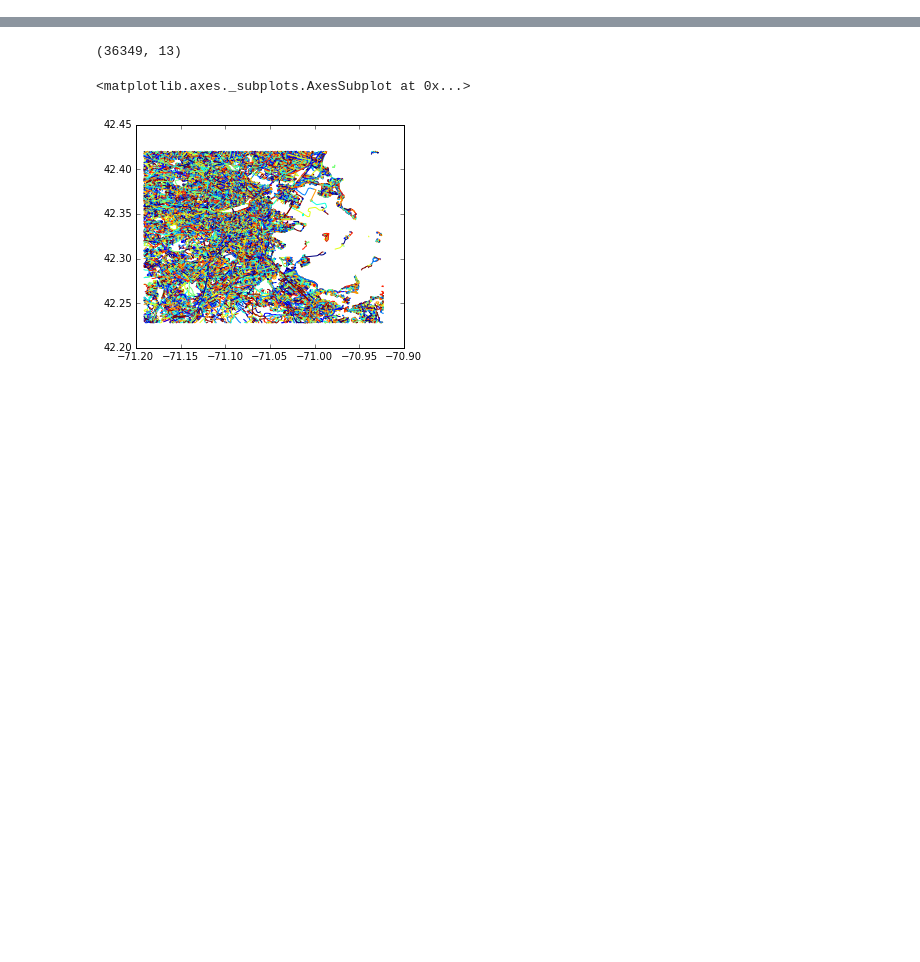
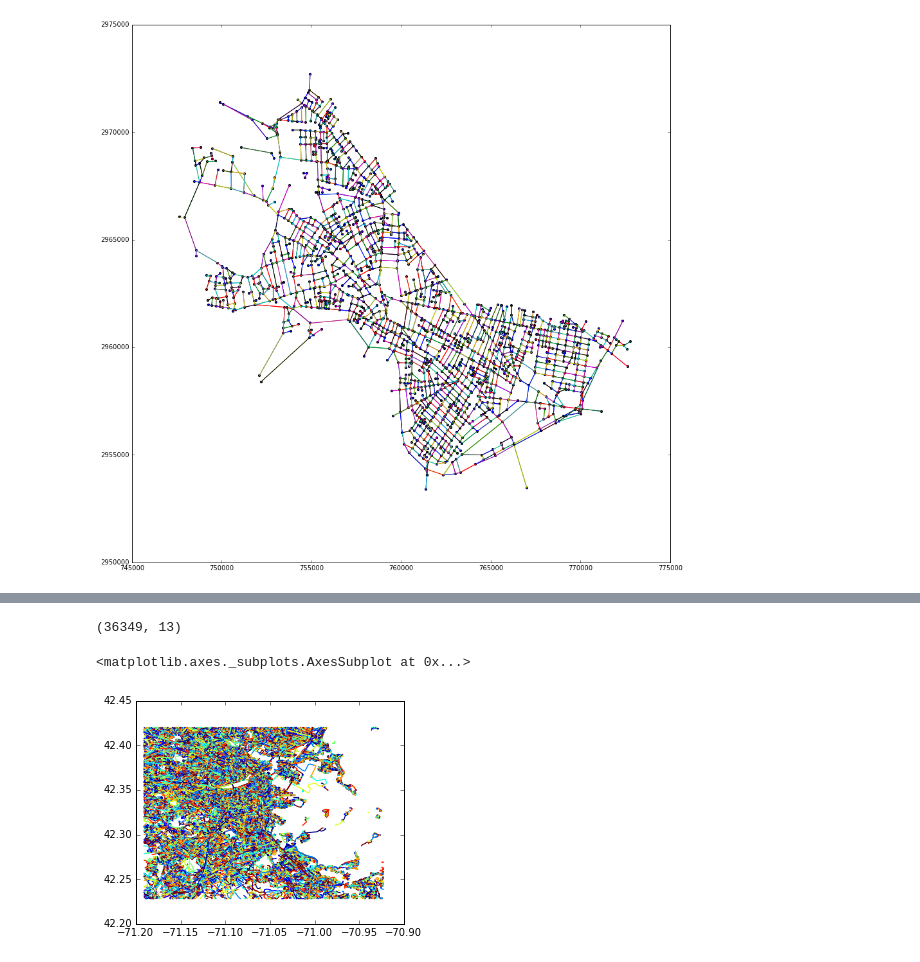
Before and after one commit to NickHoernle/Artificial-Intelligence-CS182-Project, a Jupyter notebook: exploration/exploration.ipynb, the cells around one changed output, grey strips where cells are left out. Drawn from its saved outputs; the diff is of its cells as text; code cells hidden in the pictures; blank space fills up the shorter version.

```diff
--- a/exploration/exploration.ipynb
+++ b/exploration/exploration.ipynb
@@ -40,0 +51,20 @@ boston_massachusetts_waterways.geojson
+# %%
+intersection_graph = build_intersection_graph(intersections=intersections, street_centerline=street_centerline)
+# %%
+fig, ax = plt.subplots(1,1, figsize=(15, 15))
+
+xs = [intersection_graph[key].get_x_y()[0] for key in intersection_graph]
+ys = [intersection_graph[key].get_x_y()[1] for key in intersection_graph]
+
+for key in intersection_graph:
+    node = intersection_graph[key]
+    for connection in node.get_connections():
+        child = intersection_graph[connection]
+        line_x = [node.get_x_y()[0], child.get_x_y()[0]]
+        line_y = [node.get_x_y()[1], child.get_x_y()[1]]
+        ax.plot(line_x, line_y)
+
+ax.scatter(xs, ys, s=10)
+plt.show()
+# %% [output]
+[figure, added]
```
Also changed, not shown: parts of 22 cells of this notebook, 34 other files.
